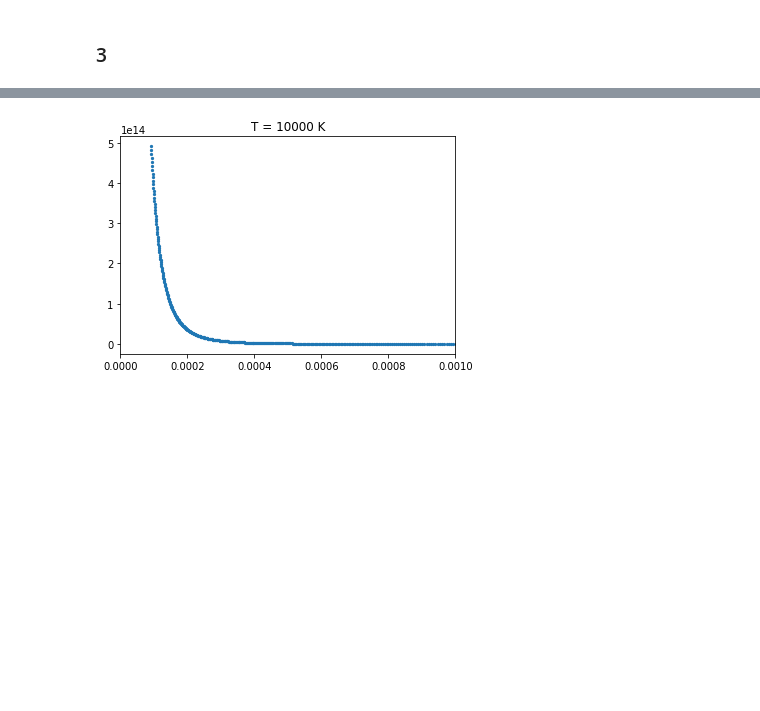
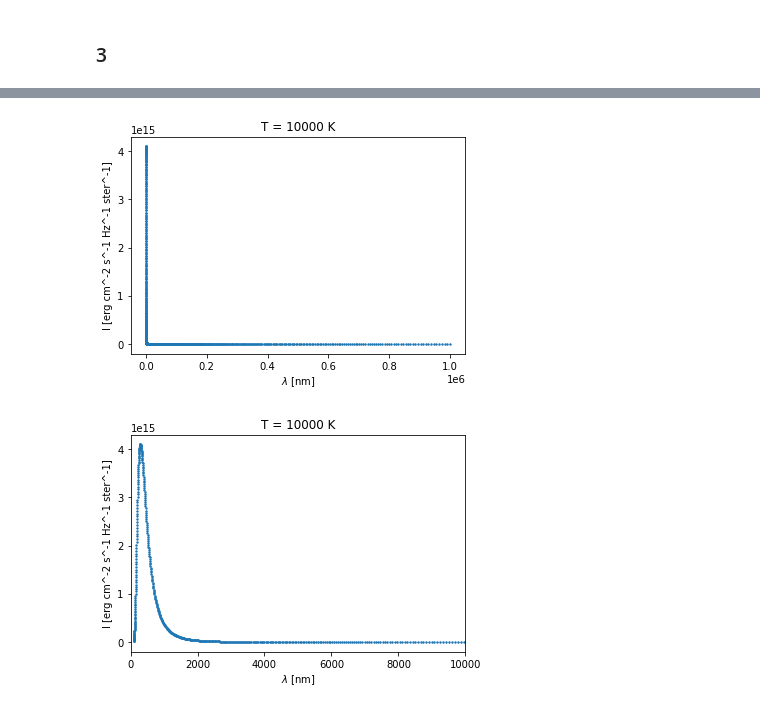
Before and after one commit to cl3425/uf-class-repo, a Jupyter notebook: radiative-processes/hw1.ipynb, the cells around one changed output, grey strips where cells are left out. Saved outputs shown, nothing was run; the diff lists cells and outputs as text; code cells hidden in the pictures; blank space fills up the shorter version.

```diff
--- a/radiative-processes/hw1.ipynb
+++ b/radiative-processes/hw1.ipynb
@@ -41,8 +45,22 @@ plt.show()
-# %%
-plt.scatter(lams, planck_wavelength(lams, 10000), s=5)
-plt.title('T = 10000 K')
-#plt.xscale('symlog', linthreshx=0.1)
-plt.xlim(0, 1e-3)
-plt.show()
-# %% [output]
-[figure, removed]
+# %%
+plt.scatter(1e7*lams, planck_wavelength(lams, 10000), s=2)
+plt.title('T = 10000 K')
+plt.xlabel('$\lambda$ [nm]')
+plt.ylabel('I [erg cm^-2 s^-1 Hz^-1 ster^-1]')
+#plt.xscale('symlog', linthreshx=0.1)
+#plt.xlim(0, 1e-3)
+#plt.yscale('log')
+plt.show()
+
+# Ok, we need to zoom in to show that it follows the classic blackbody shape
+plt.scatter(1e7*lams, planck_wavelength(lams, 10000), s=2)
+plt.title('T = 10000 K')
+plt.xlabel('$\lambda$ [nm]')
+plt.ylabel('I [erg cm^-2 s^-1 Hz^-1 ster^-1]')
+#plt.xscale('symlog', linthreshx=0.1)
+plt.xlim(0, 1e7*1e-3)
+#plt.yscale('log')
+plt.show()
+# %% [output]
+[figure, added]
+[figure, added]
```
Also changed, not shown: parts of 7 cells of this notebook.
